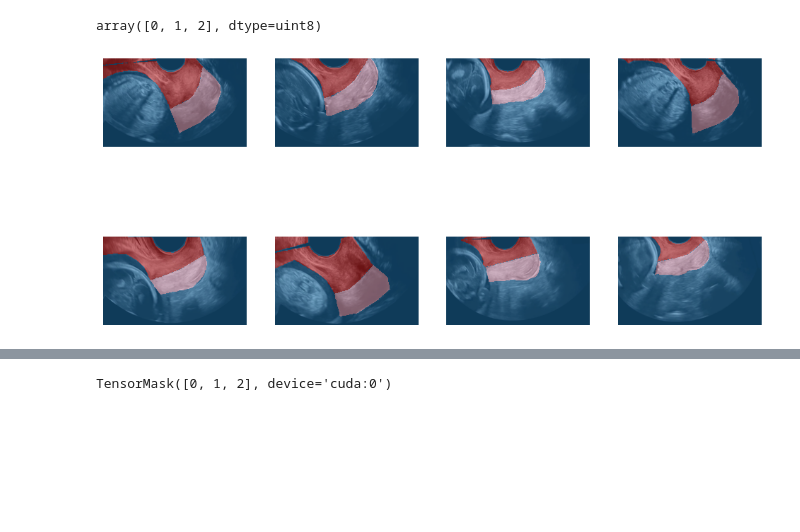
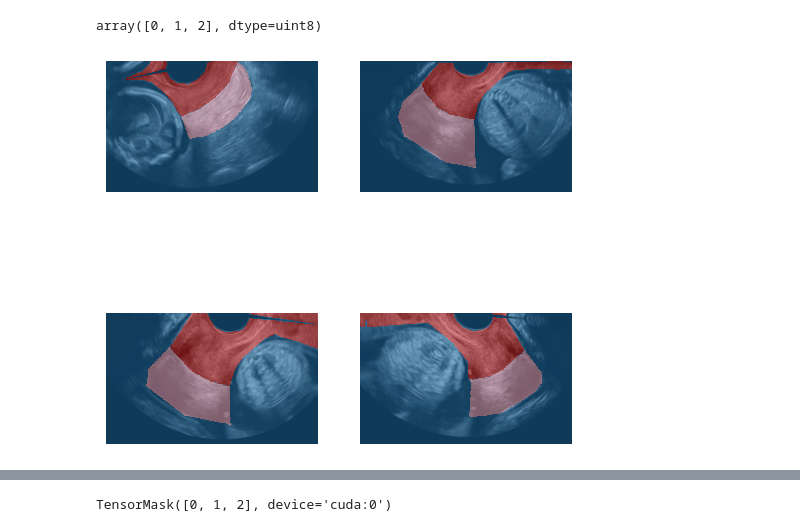
Before and after one commit to bilalcodehub/fetalai, a Jupyter notebook: 01_baseline_model.ipynb, the cells around one changed output, grey strips where cells are left out. Cells and saved outputs as stored; diff of their text form; code cells hidden in the pictures; blank space fills up the shorter version.

```diff
--- a/01_baseline_model.ipynb
+++ b/01_baseline_model.ipynb
@@ -48,16 +47,13 @@ def get_y(x): return Path(str(x).replace('images','labels'))
-# %%
-datablock = DataBlock(
-    blocks = cervcal_datablocks,
-    get_items = get_image_files,
-    get_y = get_y,
-    splitter=RandomSplitter(),
-    batch_tfms=[*aug_transforms(), Normalize.from_stats(*imagenet_stats)])
-
-dls = datablock.dataloaders(dataroot_dir/'images', bs=8)
-
-dls.show_batch()
-# %% [output]
-[figure, removed]
+# %%
+datablock = DataBlock(
+    blocks= cervcal_datablocks,
+    get_items=get_image_files,
+    get_y = get_y,
+    batch_tfms=[*aug_transforms(), Normalize.from_stats(*imagenet_stats)])
+dls = datablock.dataloaders(dataroot_dir/'images', bs=4)
+dls.show_batch()
+# %% [output]
+[figure, added]
 # %%
 xb, yb = dls.one_batch()
 # %%
```
Also changed, not shown: parts of 7 cells of this notebook, 1 other file.
